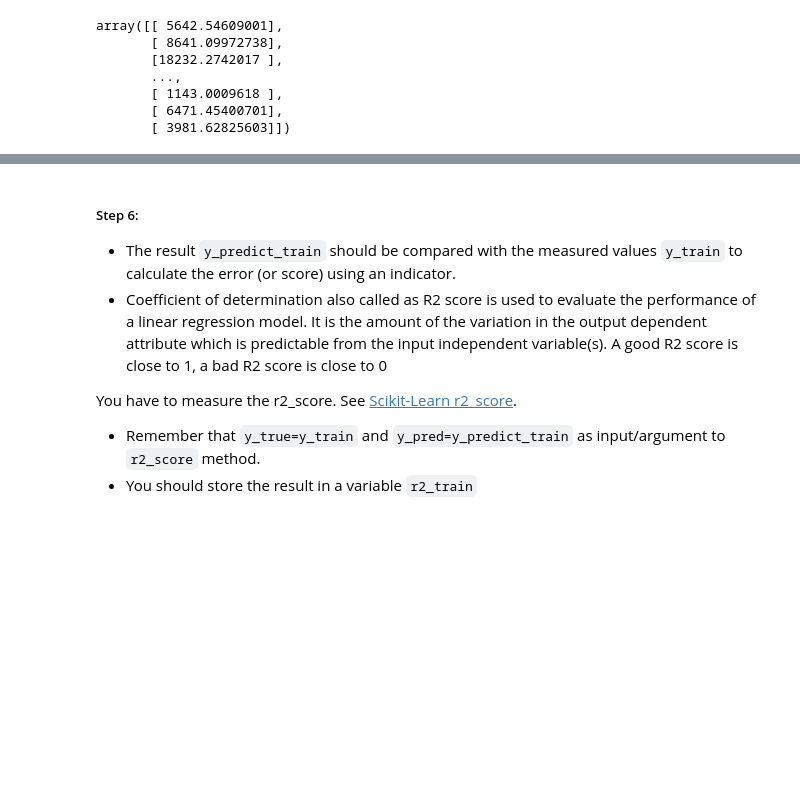
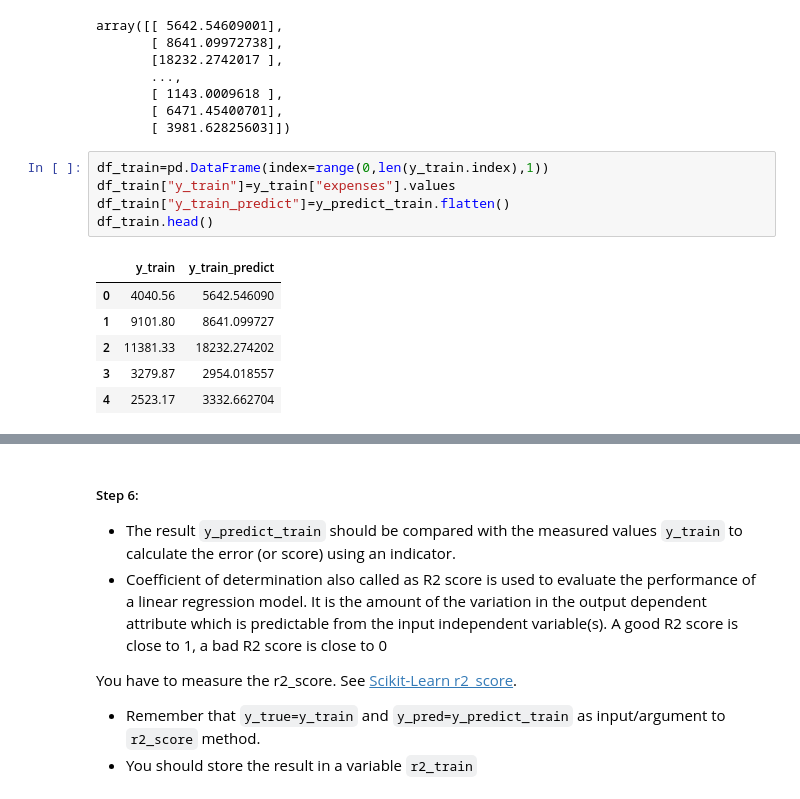
Before and after one commit to salmanshahid8/ml_practice_exercise, a Jupyter notebook: exercises/2_multiple_linear_regression_exe.ipynb, the cells around one changed output, grey strips where cells are left out. Saved outputs shown, nothing was run; the diff lists cells and outputs as text; blank space fills up the shorter version.

```diff
--- a/exercises/2_multiple_linear_regression_exe.ipynb
+++ b/exercises/2_multiple_linear_regression_exe.ipynb
@@ -143,3 +143,15 @@ array([[ 5642.54609001],
        [ 1143.0009618 ],
        [ 6471.45400701],
        [ 3981.62825603]])
+# %%
+df_train=pd.DataFrame(index=range(0,len(y_train.index),1))
+df_train["y_train"]=y_train["expenses"].values
+df_train["y_train_predict"]=y_predict_train.flatten()
+df_train.head()
+# %% [output]
+|  | y_train | y_train_predict |
+| 0 | 4040.56 | 5642.546090 |
+| 1 | 9101.80 | 8641.099727 |
+| 2 | 11381.33 | 18232.274202 |
+| 3 | 3279.87 | 2954.018557 |
+| 4 | 2523.17 | 3332.662704 |
```
Also changed, not shown: parts of 9 cells of this notebook.
